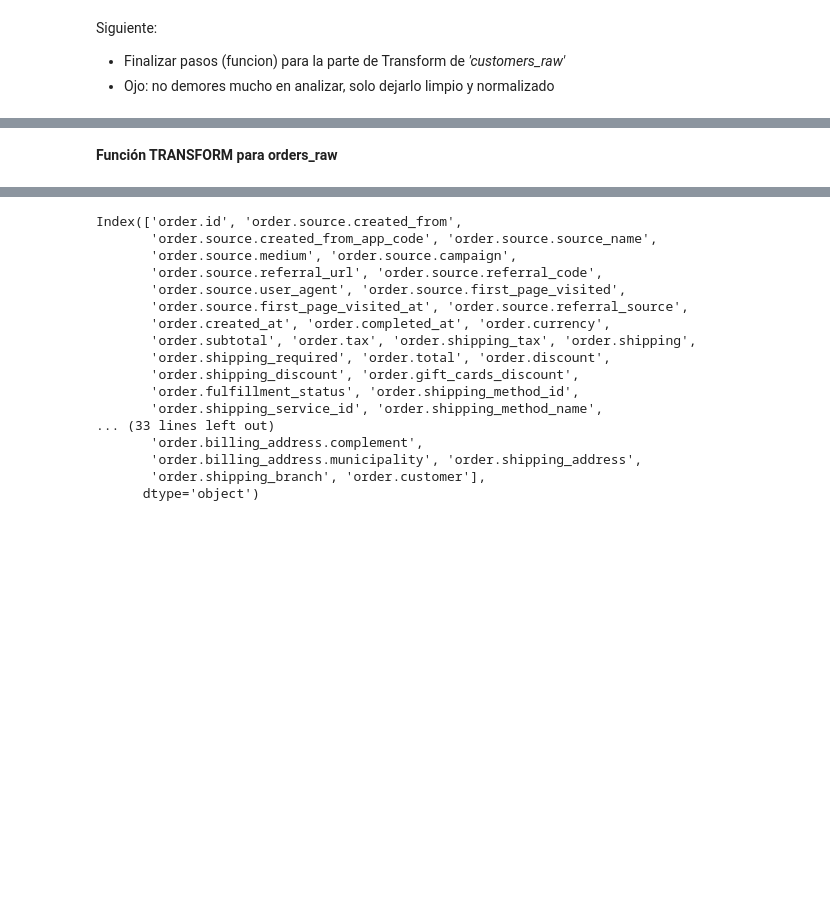
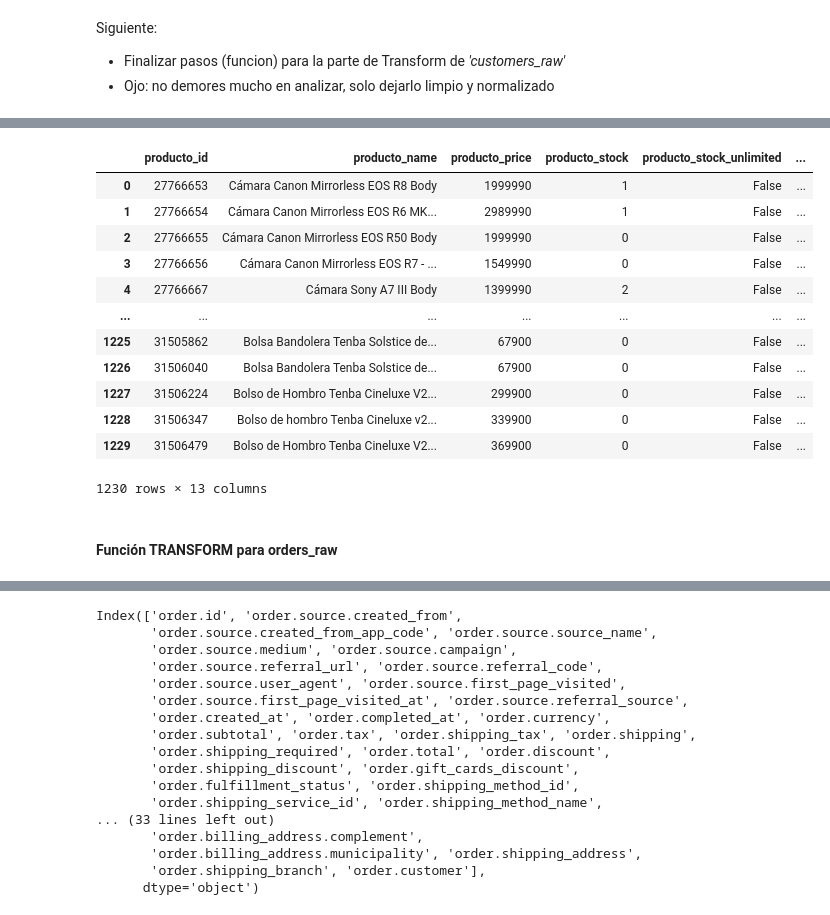
Before and after one commit to Halsey26/pipeline_perc, a Jupyter notebook: etl/pruebas_etl.ipynb, the cells around one changed output, grey strips where cells are left out. Cells and saved outputs as stored; diff of their text form; code cells hidden in the pictures; blank space fills up the shorter version.

```diff
--- a/etl/pruebas_etl.ipynb
+++ b/etl/pruebas_etl.ipynb
@@ -486,0 +855,43 @@ df_raw['products_raw'].head(2)
+# %%
+# Ahora vamos con products_raw
+df= df_raw['products_raw']
+# se eliminan columnas con muchos nulos o irrelevantes para analisis posterior
+# columnas a filtrar
+def transform_products(df):
+    columnas_filtro= ['product.id',
+    'product.name',
+    'product.price',
+    'product.stock',
+    'product.stock_unlimited',
+    'product.stock_threshold',
+    'product.stock_notification',
+    'product.brand',
+    'product.reviews_enabled',
+    'product.status',
+    'product.created_at',
+    'product.updated_at',
+    'product.currency']
+
+    # --- 1. Filtro de columnas
+    df = df[columnas_filtro].copy()
+
+    # --- 2. Renombrado
+    df.columns = [col.replace('product.', 'producto_') for col in df.columns]
+
+    # --- 4. Relleno de categóricas
+    cols_categoricas = ['producto_name', 'producto_brand', 'producto_status', 'producto_currency']
+    df[cols_categoricas] = df[cols_categoricas].fillna('Sin especificar')
+
+    # --- 5. Manejo de fechas
+    for col in ['producto_created_at', 'producto_updated_at']:
+        df[col] = pd.to_datetime(df[col], errors='coerce').dt.date  # solo YYYY-MM-DD
+
+    # Resultado final
+    df_clean = df.copy()
+    return df_clean
+
+# normalizacion columnas
+# customer_df.columns = [col.replace('customer.', 'cliente_') for col in customer_df.columns]
+# df.isnull().sum()
+
+products_clean= transform_products(df)
@@ -487,5 +915,21 @@ df_raw['products_raw'].head(2)
+# %%
+df
+# %% [output]
+|  | producto_id | producto_name | producto_price | producto_stock | producto_stock_unlimited | ... |
+| 0 | 27766653 | Cámara Canon Mirrorless EOS R8 Body | 1999990 | 1 | False | ... |
+| 1 | 27766654 | Cámara Canon Mirrorless EOS R6 MK... | 2989990 | 1 | False | ... |
+| 2 | 27766655 | Cámara Canon Mirrorless EOS R50 Body | 1999990 | 0 | False | ... |
+| 3 | 27766656 | Cámara Canon Mirrorless EOS R7 - ... | 1549990 | 0 | False | ... |
+| 4 | 27766667 | Cámara Sony A7 III Body | 1399990 | 2 | False | ... |
+| ... | ... | ... | ... | ... | ... | ... |
+| 1225 | 31505862 | Bolsa Bandolera Tenba Solstice de... | 67900 | 0 | False | ... |
+| 1226 | 31506040 | Bolsa Bandolera Tenba Solstice de... | 67900 | 0 | False | ... |
+| 1227 | 31506224 | Bolso de Hombro Tenba Cineluxe V2... | 299900 | 0 | False | ... |
+| 1228 | 31506347 | Bolso de hombro Tenba Cineluxe v2... | 339900 | 0 | False | ... |
+| 1229 | 31506479 | Bolso de Hombro Tenba Cineluxe V2... | 369900 | 0 | False | ... |
+1230 rows × 13 columns
 # %% [markdown]
-**Función TRANSFORM para orders_raw**
+#### **Función TRANSFORM para orders_raw**
 # %%
 df_raw['orders_raw'].head(2)
 # %% [output]
```
Also changed, not shown: parts of 55 cells of this notebook, 2 other files.
